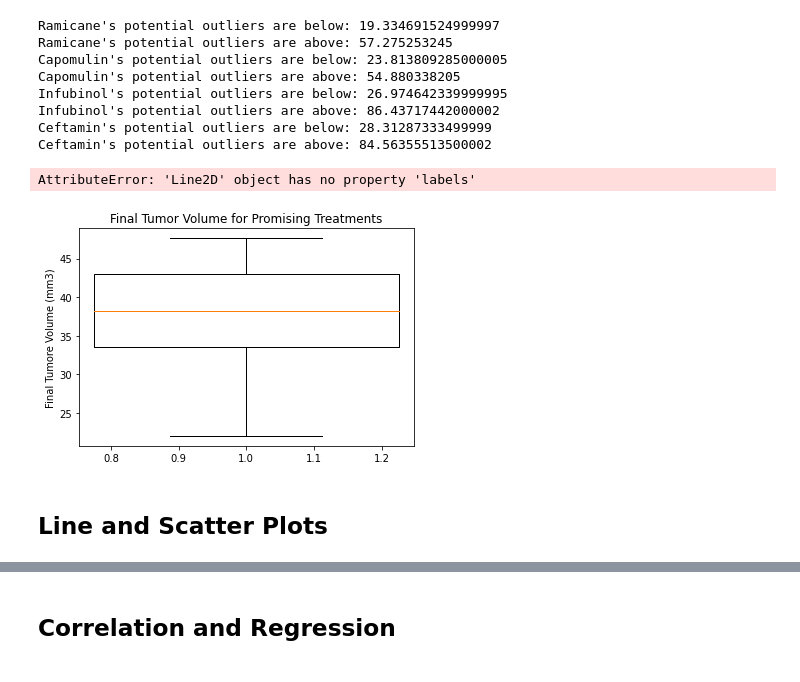
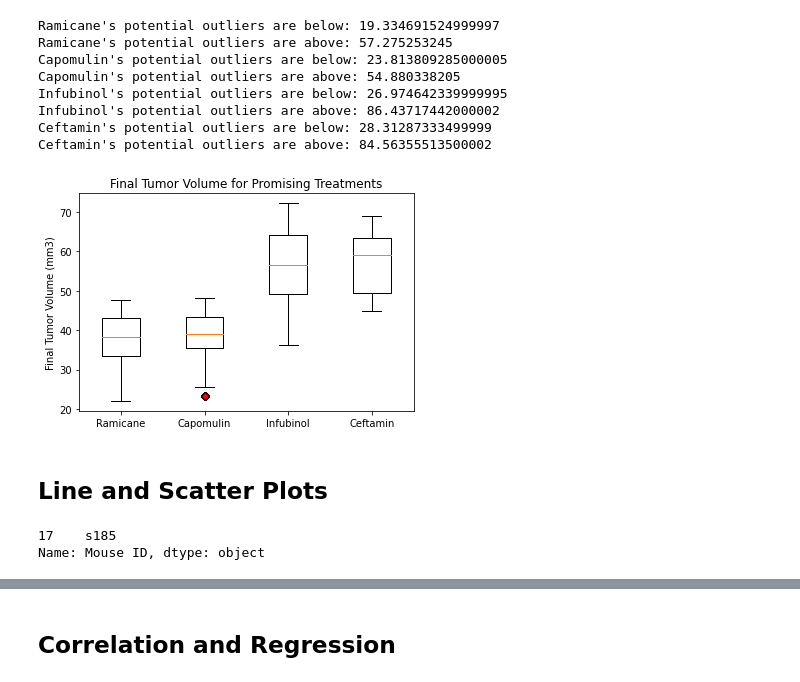
Before and after one commit to shirinegm/matplotlib-challenge, a Jupyter notebook: pymaceuticals_starter.ipynb, the cells around one changed output, grey strips where cells are left out. Cells and saved outputs as stored; diff of their text form; code cells hidden in the pictures.

Commit message:
added logic to extract capomulin mouse and plot data. Still need to fix mouse sample

```diff
--- a/pymaceuticals_starter.ipynb
+++ b/pymaceuticals_starter.ipynb
@@ -325,15 +325,21 @@ Ceftamin's potential outliers are above: 84.56355513500002
 # %%
 # Generate a box plot of the final tumor volume of each mouse across four regimens of interest
 fig1, ax1 = plt.subplots()
 ax1.set_title('Final Tumor Volume for Promising Treatments')
-ax1.set_ylabel('Final Tumore Volume (mm3)')
-red_diamond = dict(markerfacecolor='r', marker='D', labels=treatments)
-ax1.boxplot(max_tumor, flierprops=red_diamond)
+ax1.set_ylabel('Final Tumor Volume (mm3)')
+red_diamond = dict(markerfacecolor='r', marker='D')
+ax1.boxplot(max_tumor, flierprops=red_diamond, labels=treatments)
 plt.show()
 # %% [output]
-AttributeError: 'Line2D' object has no property 'labels'
-[figure, old version]
+[figure, new version]
 # %% [markdown]
 ## Line and Scatter Plots
 # %%
 # Generate a line plot of tumor volume vs. time point for a mouse treated with Capomulin
+capomulin_mice_id = mouse_data["Drug Regimen"] == 'Capomulin'
+capomulin_mice_data = mouse_data[capomulin_mice_id]
+random_capomulin_mouse = capomulin_mice_data["Mouse ID"].sample()
+random_capomulin_mouse
+# %% [output]
+17    s185
+Name: Mouse ID, dtype: object
```
Also changed, not shown: parts of 2 cells of this notebook.
